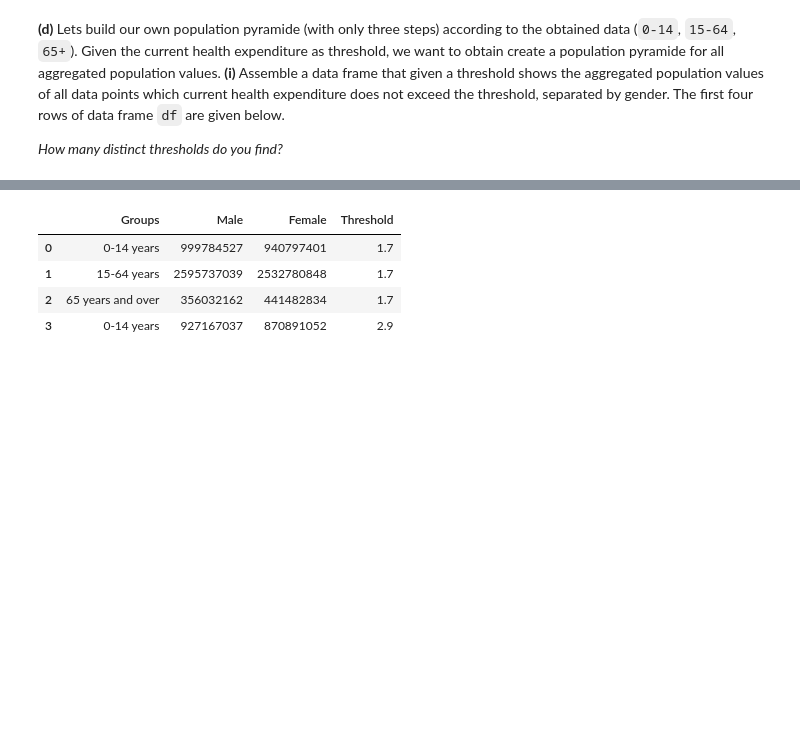
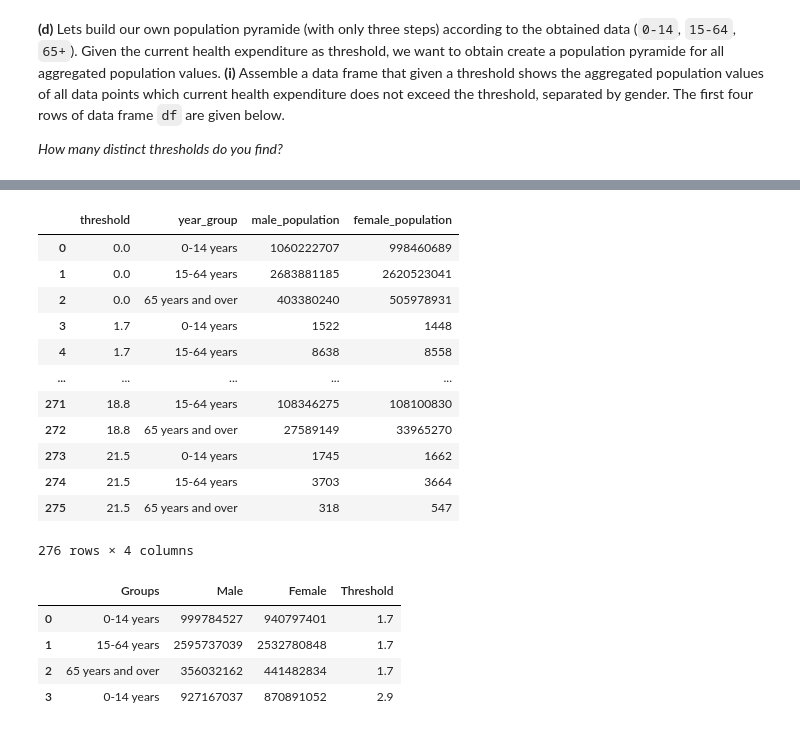
Before and after one commit to AlanPhan1999/Stat220, a Jupyter notebook: Homework/hw4.ipynb, the cells around one changed output, grey strips where cells are left out. Saved outputs shown, nothing was run; the diff lists cells and outputs as text; code cells hidden in the pictures; blank space fills up the shorter version.

Commit message:
almost finished with table

```diff
--- a/Homework/hw4.ipynb
+++ b/Homework/hw4.ipynb
@@ -380,0 +428,5 @@ _How many distinct thresholds do you find?_
+# %%
+thresholds = []
+for country in country_info:
+    thresholds.append(get_threshold(country))
+len(set(thresholds))
@@ -380,0 +441,22 @@ _How many distinct thresholds do you find?_
+# %%
+pop_threshold = {}
+for country in country_info:
+    threshold = {}
+    threshold['threshold'] = get_threshold(country)
+    pop_threshold[country] = threshold
+    population = {}
+    population['population'] = get_pop_age(country)
+    pop_threshold[country].update(population)
+# %%
+data = pop_threshold['afghanistan']
+
+# Convert dictionary to DataFrame
+df = pd.DataFrame.from_dict(data['population'], orient='index', columns=['male_population', 'female_population'])
+
+# Add threshold column
+df['threshold'] = data['threshold']
+
+# Reset index to make 'year_group' a regular column
+df.reset_index(inplace=True)
+df.rename(columns={'index': 'year_group'}, inplace=True)
+df
@@ -381 +489,29 @@ _How many distinct thresholds do you find?_
+# %%
+df_list = []
+
+# Iterate over the dictionaries and convert them to DataFrames
+for data in pop_threshold.values():
+    temp_df = pd.DataFrame.from_dict(data['population'], orient='index', columns=['male_population', 'female_population'])
+    temp_df['threshold'] = data['threshold']
+    temp_df.reset_index(inplace=True)
+    temp_df.rename(columns={'index': 'year_group'}, inplace=True)
+    df_list.append(temp_df)
+
+final_df = pd.concat(df_list, ignore_index=True)
+aggregated = final_df.groupby(['threshold', 'year_group']).sum().reset_index()
+aggregated
+# %% [output]
+|  | threshold | year_group | male_population | female_population |
+| 0 | 0.0 | 0-14 years | 1060222707 | 998460689 |
+| 1 | 0.0 | 15-64 years | 2683881185 | 2620523041 |
+| 2 | 0.0 | 65 years and over | 403380240 | 505978931 |
+| 3 | 1.7 | 0-14 years | 1522 | 1448 |
+| 4 | 1.7 | 15-64 years | 8638 | 8558 |
+| ... | ... | ... | ... | ... |
+| 271 | 18.8 | 15-64 years | 108346275 | 108100830 |
+| 272 | 18.8 | 65 years and over | 27589149 | 33965270 |
+| 273 | 21.5 | 0-14 years | 1745 | 1662 |
+| 274 | 21.5 | 15-64 years | 3703 | 3664 |
+| 275 | 21.5 | 65 years and over | 318 | 547 |
+276 rows × 4 columns
 # %%
```
Also changed, not shown: parts of 7 cells of this notebook.
